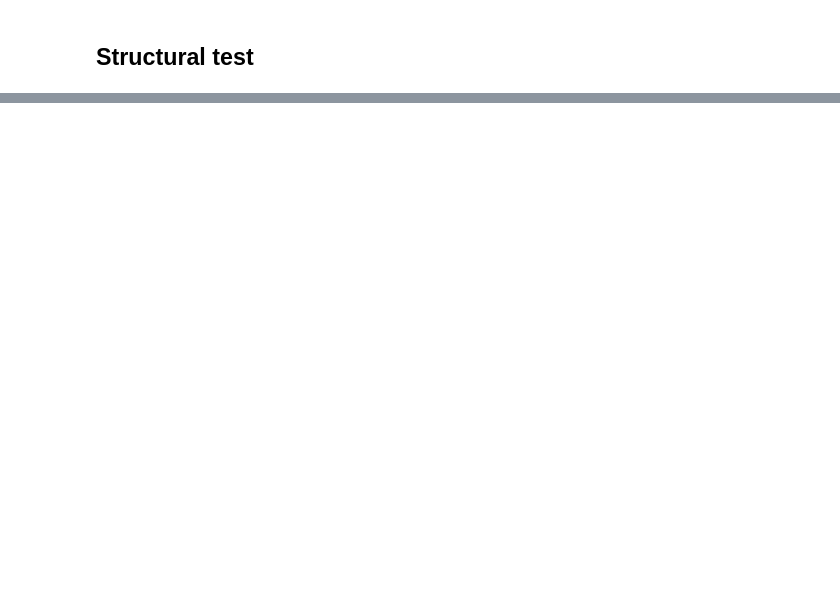
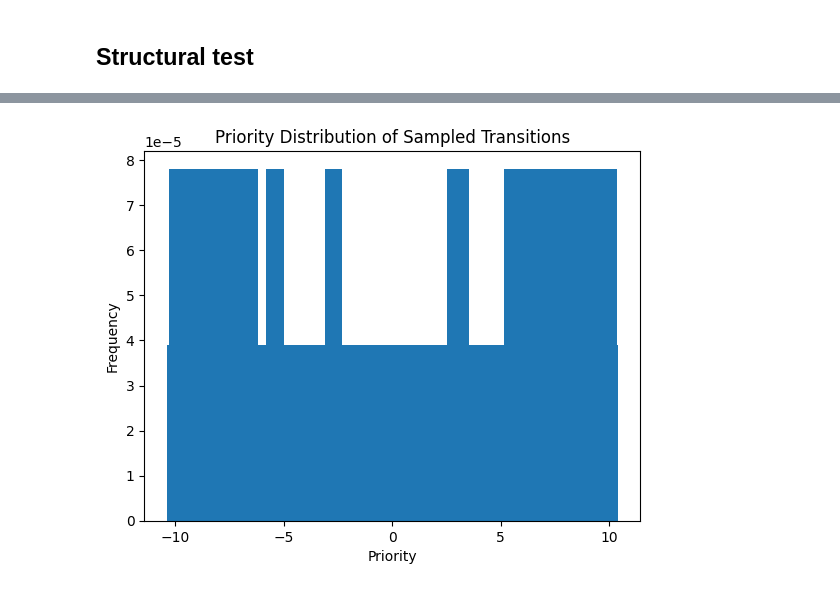
Before and after one commit to Super-T02/Reinforce-the-Puck, a Jupyter notebook: experiments/sumtree.ipynb, the cells around one changed output, grey strips where cells are left out. Saved outputs shown, nothing was run; the diff lists cells and outputs as text; code cells hidden in the pictures; blank space fills up the shorter version.

```diff
--- a/experiments/sumtree.ipynb
+++ b/experiments/sumtree.ipynb
@@ -59,6 +59,10 @@ class SumTree:
         self.update(idx, priority)
         self.current_idx = (self.current_idx + 1) % self.capacity
         self.size = min(self.size + 1, self.capacity)
+
+    def get_all_leafs(self):
+        """Get all the leafs of the SumTree. Which are filled with data."""
+        return self.tree[self.leaf2global(0) : self.leaf2global(self.size)], self.data
 
     def max(self):
         """Get the maximum priority in the SumTree."""
@@ -420,4 +424,7 @@ tree = SumTree(10)
 tree.add(1, "a")
 tree.add(2, "b")
 
-tree.display_tree(), tree.sample(100), tree.sample(2)
+for _ in range(10000):
+    s = tree.sample(np.random.uniform(0, tree.get_sum()))
+    if s[1] != 1 and s[1] != 2:
+        print(s)
@@ -430,0 +455,8 @@ tree.display_tree(), tree.sample(100), tree.sample(2)
+# %%
+tree.update_leaf(1, 1)
+prios, data = tree.get_all_leafs()
+props = np.array([p / tree.total() for p in prios])
+s = np.random.choice(range(tree.size), 8, p=props)
+s
+
+s, data[s], prios[s], props[s]
@@ -430,0 +479,56 @@ tree.display_tree(), tree.sample(100), tree.sample(2)
+# %%
+import time
+
+N = int(10e6)
+
+# Sample N batches of X transitions and measure the time, save all samples and plot the priority distribution
+import matplotlib.pyplot as plt
+
+# Add N transitions to the sum tree
+sum_tree = SumTree(N)
+start_time = time.time()
+for i in range(N):
+    prio = np.random.uniform(-10, 10)
+    sum_tree.add(prio, f"transition_{i}")
+end_time = time.time()
+print(f"Time taken to add {N} transitions: {end_time - start_time:.2f} seconds")
+print(f"For 10000 Samples it took {10000*(end_time - start_time)/N:.2f} seconds")
+
+# Sample N batches of X transitions
+num_batches = 100
+batch_size = 256
+samples = [[], [], []]
+
+start_time = time.time()
+for _ in range(num_batches):
+    # batch = sum_tree.sample_batch(batch_size)
+    prios, data = sum_tree.get_all_leafs()
+    props = np.array(prios)
+    props = np.abs(props) / np.sum(np.abs(props))
+    s = np.random.choice(range(sum_tree.size), batch_size, p=props)
+
+    batch = [data[s], prios[s], props[s]]
+    for i in range(3):
+        samples[i].extend(batch[i])
+end_time = time.time()
+
+# Measure the time taken
+time_taken = end_time - start_time
+print(
+    f"Time taken to sample {num_batches} batches of {batch_size} transitions: {time_taken:.2f} seconds"
+)
+print(f"For 1 Batch it took {time_taken/(num_batches*batch_size):.2f} seconds")
+
+# Extract priorities from samples
+priorities = samples[1]
+num_occurrences = {p: priorities.count(p) for p in set(priorities)}
+
+rel_freq = {p: num_occurrences[p] / len(priorities) for p in num_occurrences}
+
+# Plot the priority distribution
+plt.bar(rel_freq.keys(), rel_freq.values())
+plt.title("Priority Distribution of Sampled Transitions")
+plt.xlabel("Priority")
+plt.ylabel("Frequency")
+plt.show()
+# %% [output]
@@ -430,0 +537 @@ tree.display_tree(), tree.sample(100), tree.sample(2)
+[figure, added]
```
Also changed, not shown: parts of 6 cells of this notebook, 6 other files.
